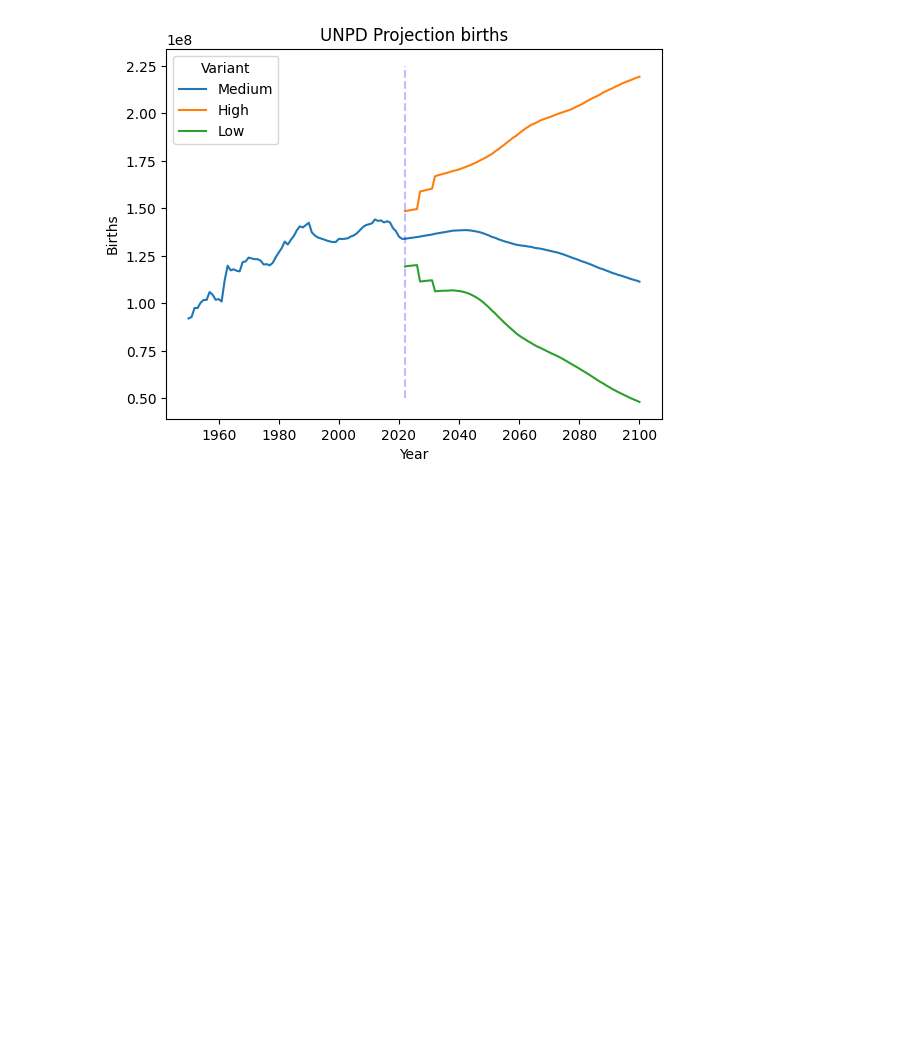
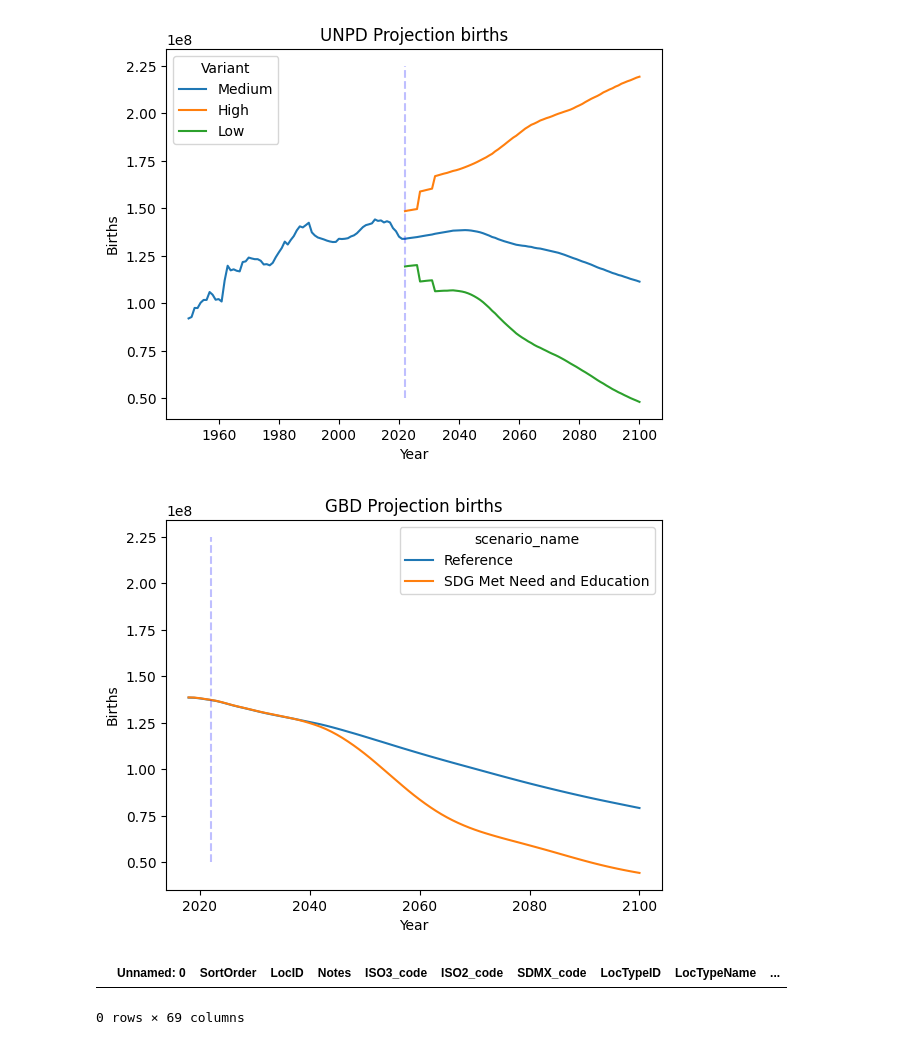
Before and after one commit to Niallfealty/n8b_un_foundation, a Jupyter notebook: model_analysis/exploratory/notebooks/initial_results/ComputeN8B.ipynb, the cells around one changed output. Cells and saved outputs as stored; diff of their text form; code cells hidden in the pictures; blank space fills up the shorter version.

Commit message:
Handle data issue ad-hoc

```diff
--- a/model_analysis/exploratory/notebooks/initial_results/ComputeN8B.ipynb
+++ b/model_analysis/exploratory/notebooks/initial_results/ComputeN8B.ipynb
@@ -96,9 +98,16 @@ plt.show()
 # %% [output]
 [figure]
 # %%
-sns.lineplot(data=df_gbd, x="year_id", y="val", hue="Variant")
-plt.title("UNPD Projection births")
+sns.lineplot(data=df_gbd, x="year_id", y="val", hue="scenario_name")
+plt.title("GBD Projection births")
 plt.xlabel("Year")
 plt.ylabel("Births")
 plt.vlines(2022, 0.5e8, 2.25e8, color="b",linestyle="dashed", alpha=0.25)
 plt.show()
+# %% [output]
+[figure, added]
+# %%
+df_unpd.groupby("Scenario").BirthsSingle.sum
+# %% [output]
+|  | Unnamed: 0 | SortOrder | LocID | Notes | ISO3_code | ISO2_code | SDMX_code | LocTypeID | LocTypeName | ... |
+0 rows × 69 columns
```
Also changed, not shown: parts of 1 cell of this notebook.
